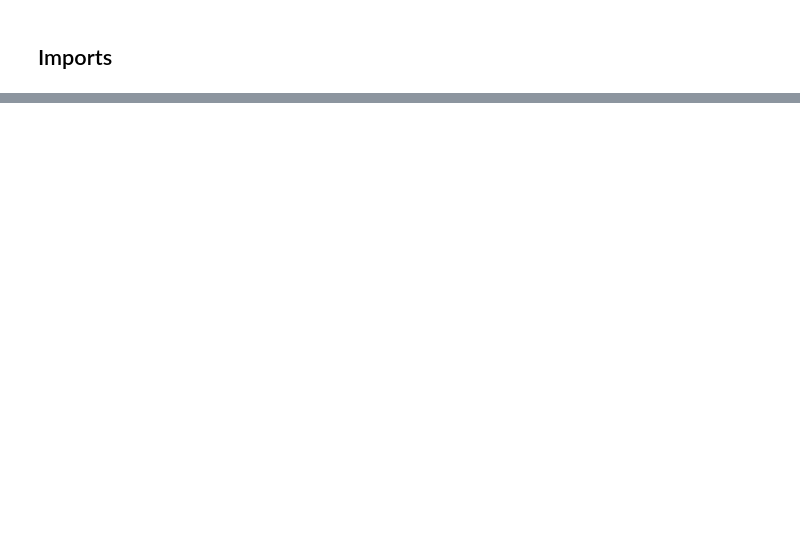
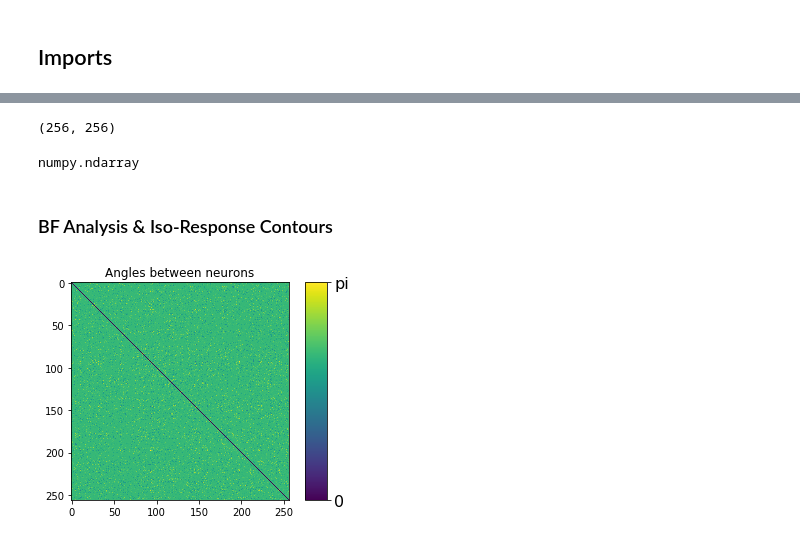
Before and after one commit to dpaiton/DeepSparseCoding, a Jupyter notebook: vis_lca.ipynb, the cells around one changed output, grey strips where cells are left out. Cells and saved outputs as stored; diff of their text form; code cells hidden in the pictures; blank space fills up the shorter version.

```diff
--- a/vis_lca.ipynb
+++ b/vis_lca.ipynb
@@ -53,0 +101,29 @@ co_test_mean_responses = analyzer.co_grating_responses["test_mean_responses"]
+# %%
+atcs[0].shape
+# %% [output]
+(256, 256)
+# %%
+type(atcs[0])
+# %% [output]
+numpy.ndarray
+# %% [markdown]
+### BF Analysis & Iso-Response Contours
+# %%
+neuron_angles = analyzer.neuron_angles(analyzer.bf_stats)
+# %%
+cmap = plt.get_cmap('viridis')
+vmin = 0
+vmax = np.pi
+cNorm = matplotlib.colors.Normalize(vmin=vmin, vmax=vmax)
+scalarMap = matplotlib.cm.ScalarMappable(norm=cNorm, cmap=cmap)
+scalarMap._A = []
+plt.show()
+fig, ax = plt.subplots(1)
+im = ax.imshow(neuron_angles)
+ax.set_title("Angles between neurons")
+cbar = fig.colorbar(scalarMap, ax=ax, ticks=[vmin, vmax], aspect=10)
+cbar.ax.set_yticklabels(["0","pi"])
+cbar.ax.tick_params(labelsize=16)
+plt.show()
+# %% [output]
+[figure, added]
```
Also changed, not shown: parts of 34 cells of this notebook, 32 other files.
